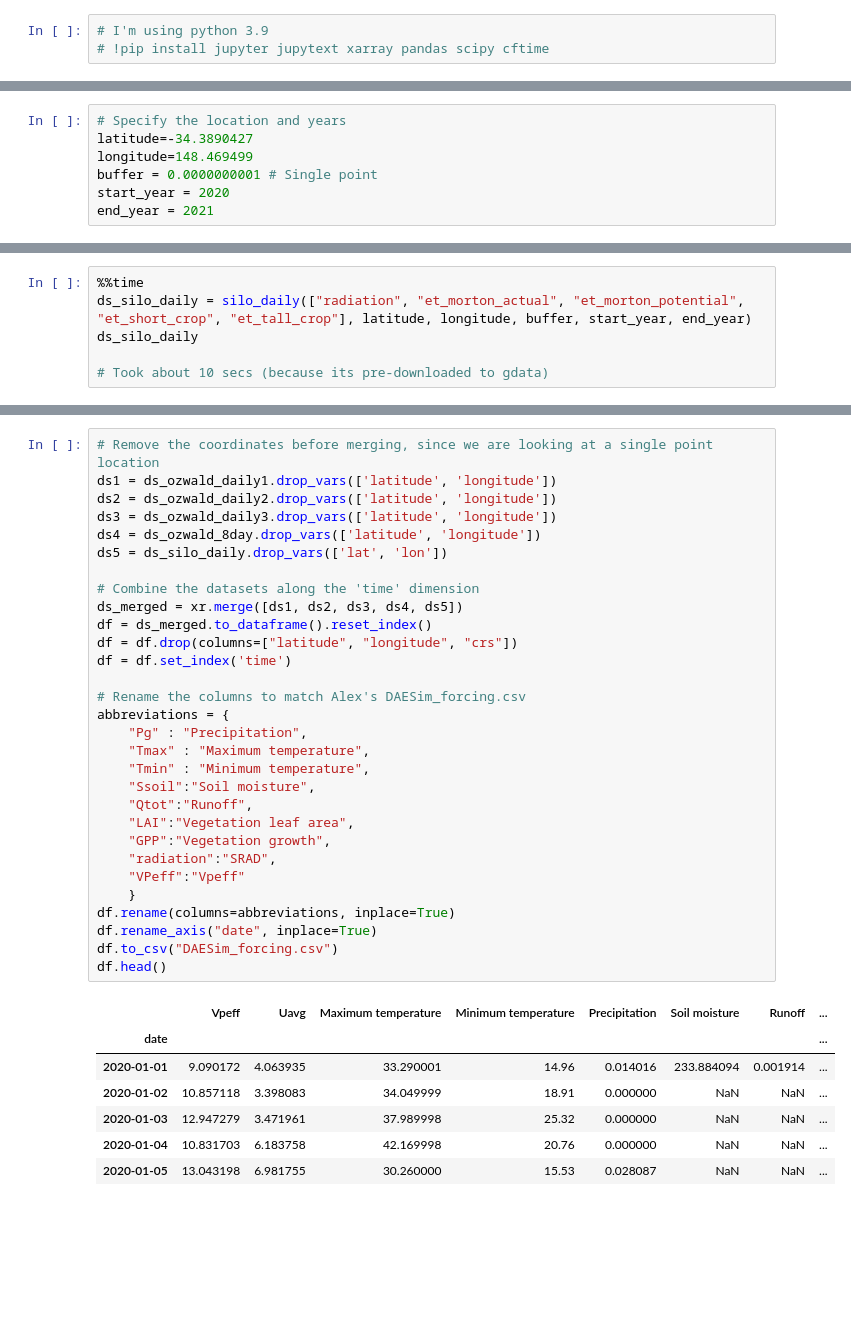
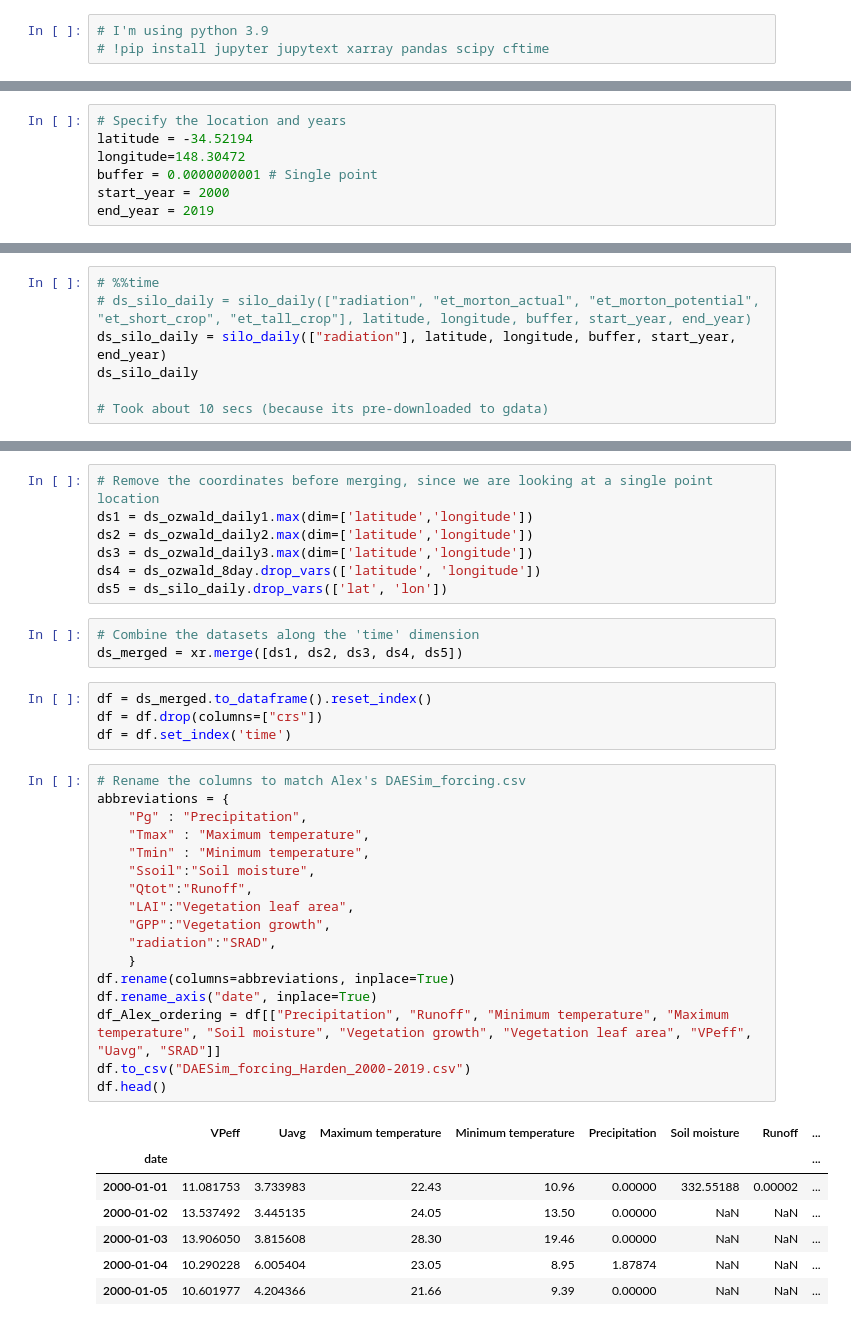
Before and after one commit to johnburley3000/PaddockTS, a Jupyter notebook: DAESIM_preprocess/daesim_forcing.ipynb, the cells around one changed output, grey strips where cells are left out. Drawn from its saved outputs; the diff is of its cells as text; blank space fills up the shorter version.

Commit message:
max aggregation for rainfall at a specific location

```diff
--- a/DAESIM_preprocess/daesim_forcing.ipynb
+++ b/DAESIM_preprocess/daesim_forcing.ipynb
@@ -22,10 +22,10 @@ Downloaded _VPeff_2021.nc
 # %%
 # Specify the location and years
-latitude=-34.3890427
-longitude=148.469499
+latitude = -34.52194
+longitude=148.30472
 buffer = 0.0000000001 # Single point
-start_year = 2020
-end_year = 2021
+start_year = 2000
+end_year = 2019
 # %%
 %%time
 
@@ -99,6 +107,7 @@ Attributes: (12/13)
 # %%
-%%time
-ds_silo_daily = silo_daily(["radiation", "et_morton_actual", "et_morton_potential", "et_short_crop", "et_tall_crop"], latitude, longitude, buffer, start_year, end_year)
+# %%time
+# ds_silo_daily = silo_daily(["radiation", "et_morton_actual", "et_morton_potential", "et_short_crop", "et_tall_crop"], latitude, longitude, buffer, start_year, end_year)
+ds_silo_daily = silo_daily(["radiation"], latitude, longitude, buffer, start_year, end_year)
 ds_silo_daily
 
 # Took about 10 secs (because its pre-downloaded to gdata)
@@ -123,41 +130,42 @@ Data variables:
     raster_source:            Bureau of Meteorology. Modified by the Queensla...
     NCO:                      netCDF Operators version 4.9.1 (Homepage = http...
     raster_source_additions:  Gridded surface was created by interpolating ob...
+# %%
+# Remove the coordinates before merging, since we are looking at a single point location
+ds1 = ds_ozwald_daily1.max(dim=['latitude','longitude'])
+ds2 = ds_ozwald_daily2.max(dim=['latitude','longitude'])
+ds3 = ds_ozwald_daily3.max(dim=['latitude','longitude'])
+ds4 = ds_ozwald_8day.drop_vars(['latitude', 'longitude'])
+ds5 = ds_silo_daily.drop_vars(['lat', 'lon'])
+# %%
+# Combine the datasets along the 'time' dimension
+ds_merged = xr.merge([ds1, ds2, ds3, ds4, ds5])
+# %%
+df = ds_merged.to_dataframe().reset_index()
+df = df.drop(columns=["crs"])
+df = df.set_index('time')
 # %%
-# Remove the coordinates before merging, since we are looking at a single point location
-ds1 = ds_ozwald_daily1.drop_vars(['latitude', 'longitude'])
-ds2 = ds_ozwald_daily2.drop_vars(['latitude', 'longitude'])
-ds3 = ds_ozwald_daily3.drop_vars(['latitude', 'longitude'])
-ds4 = ds_ozwald_8day.drop_vars(['latitude', 'longitude'])
-ds5 = ds_silo_daily.drop_vars(['lat', 'lon'])
-
-# Combine the datasets along the 'time' dimension
-ds_merged = xr.merge([ds1, ds2, ds3, ds4, ds5])
-df = ds_merged.to_dataframe().reset_index()
-df = df.drop(columns=["latitude", "longitude", "crs"])
-df = df.set_index('time')
-
 # Rename the columns to match Alex's DAESim_forcing.csv
 abbreviations = {
     "Pg" : "Precipitation",
     "Tmax" : "Maximum temperature",
     "Tmin" : "Minimum temperature",
     "Ssoil":"Soil moisture",
     "Qtot":"Runoff",
     "LAI":"Vegetation leaf area",
     "GPP":"Vegetation growth",
     "radiation":"SRAD",
-    "VPeff":"Vpeff"
     }
 df.rename(columns=abbreviations, inplace=True)
 df.rename_axis("date", inplace=True)
-df.to_csv("DAESim_forcing.csv")
+df_Alex_ordering = df[["Precipitation", "Runoff", "Minimum temperature", "Maximum temperature", "Soil moisture", "Vegetation growth", "Vegetation leaf area", "VPeff",	"Uavg", "SRAD"]]
+df.to_csv("DAESim_forcing_Harden_2000-2019.csv")
 df.head()
 # %% [output]
-|  | Vpeff | Uavg | Maximum temperature | Minimum temperature | Precipitation | Soil moisture | Runoff | ... |
+|  | VPeff | Uavg | Maximum temperature | Minimum temperature | Precipitation | Soil moisture | Runoff | ... |
 | date |  |  |  |  |  |  |  | ... |
-| 2020-01-01 | 9.090172 | 4.063935 | 33.290001 | 14.96 | 0.014016 | 233.884094 | 0.001914 | ... |
-| 2020-01-02 | 10.857118 | 3.398083 | 34.049999 | 18.91 | 0.000000 | NaN | NaN | ... |
-| 2020-01-03 | 12.947279 | 3.471961 | 37.989998 | 25.32 | 0.000000 | NaN | NaN | ... |
-| 2020-01-04 | 10.831703 | 6.183758 | 42.169998 | 20.76 | 0.000000 | NaN | NaN | ... |
-| 2020-01-05 | 13.043198 | 6.981755 | 30.260000 | 15.53 | 0.028087 | NaN | NaN | ... |
+| 2000-01-01 | 11.081753 | 3.733983 | 22.43 | 10.96 | 0.00000 | 332.55188 | 0.00002 | ... |
+| 2000-01-02 | 13.537492 | 3.445135 | 24.05 | 13.50 | 0.00000 | NaN | NaN | ... |
+| 2000-01-03 | 13.906050 | 3.815608 | 28.30 | 19.46 | 0.00000 | NaN | NaN | ... |
+| 2000-01-04 | 10.290228 | 6.005404 | 23.05 | 8.95 | 1.87874 | NaN | NaN | ... |
+| 2000-01-05 | 10.601977 | 4.204366 | 21.66 | 9.39 | 0.00000 | NaN | NaN | ... |
```
Also changed, not shown: parts of 6 cells of this notebook.
